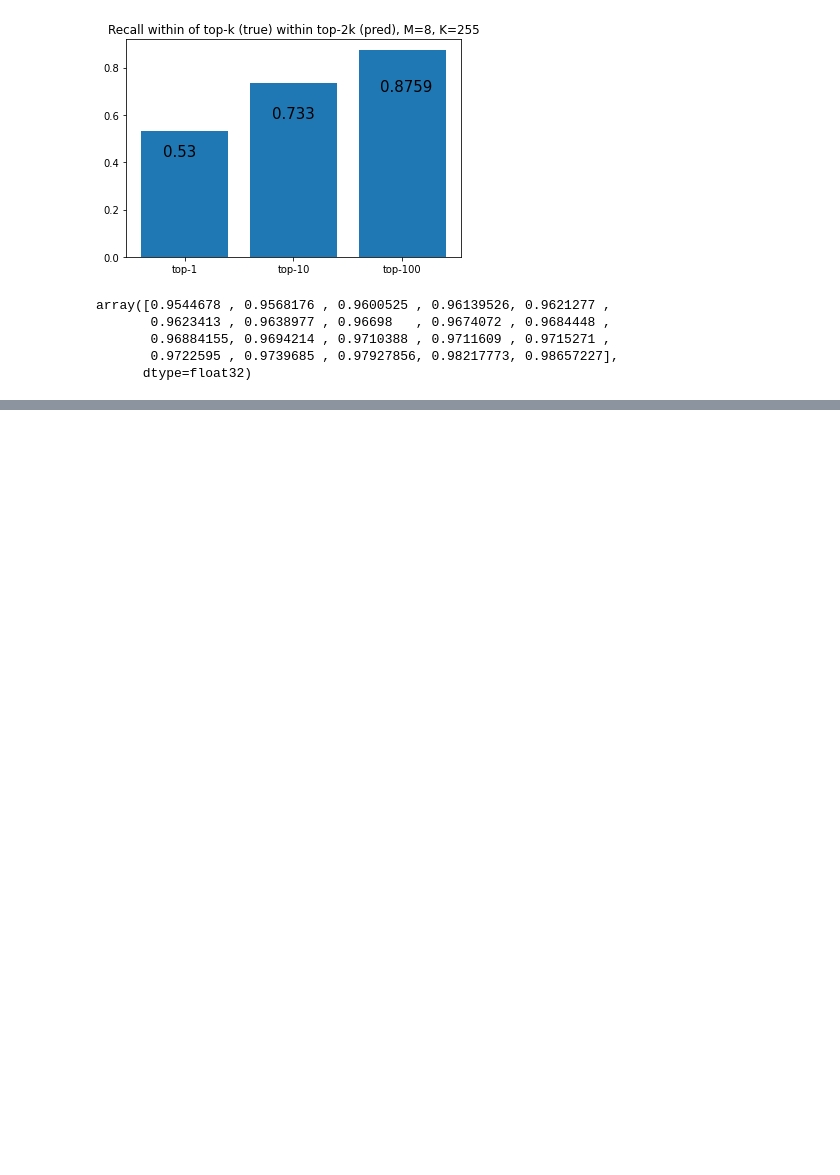
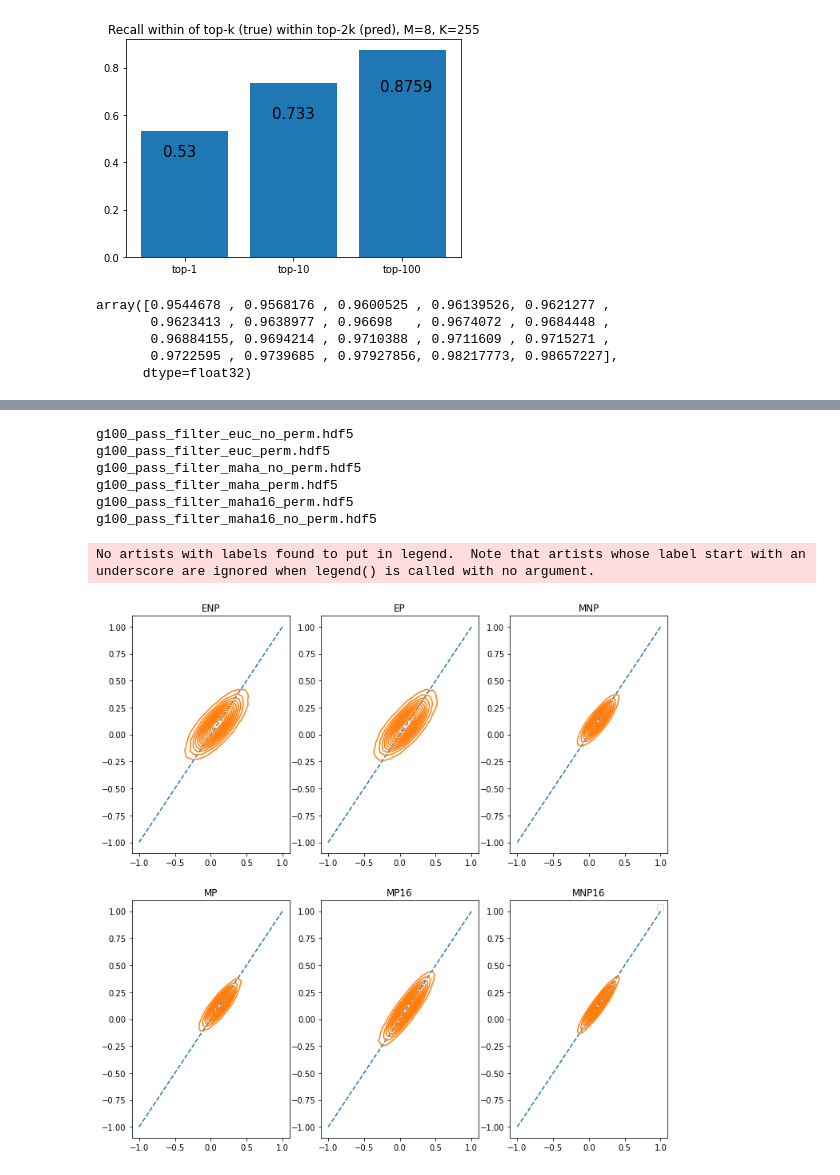
Before and after one commit to TSPoulsen/puffinn, a Jupyter notebook: experiments/results/explore_results.ipynb, the cells around one changed output, grey strips where cells are left out. Cells and saved outputs as stored; diff of their text form; code cells hidden in the pictures; blank space fills up the shorter version.

```diff
--- a/experiments/results/explore_results.ipynb
+++ b/experiments/results/explore_results.ipynb
@@ -440,0 +419,6 @@ sorted(best_r, reverse = True)
+# %%
+pass_filter = h5py.File("g100_pass_filter.hdf5", "r")
+ts = np.array(pass_filter["threshholds"])
+bks = np.array(pass_filter["threshholds_boot_k"])
+estimates = np.array(pass_filter["estimated_inner"])
+true = np.array(pass_filter["true_inner"])
@@ -440,0 +475,28 @@ sorted(best_r, reverse = True)
+# %%
+fig, axes = plt.subplots(nrows=2, ncols=3, figsize=(12,12))
+for fn, ax in zip(filenames.keys(), axes.reshape(-1)):
+    print(fn)
+    ax.plot([-1,1],[-1,1], linestyle='--')
+    pass_filter = h5py.File(fn, "r")
+    #ts = np.array(pass_filter["threshholds"])
+    #bks = np.array(pass_filter["threshholds_boot_k"])
+    estimates = np.array(pass_filter["estimated_inner"]).reshape(-1)
+    true = np.array(pass_filter["true_inner"]).reshape(-1)
+    order = np.random.permutation(true.shape[0])
+    size = 100000
+    est = estimates[order][:size]
+    t = true[order][:size]
+    sns.kdeplot(x = t, y = est, levels=15, ax=ax)
+    ax.set_title(filenames[fn])
+
+plt.legend()
+plt.show()
+# %% [output]
+g100_pass_filter_euc_no_perm.hdf5
+g100_pass_filter_euc_perm.hdf5
+g100_pass_filter_maha_no_perm.hdf5
+g100_pass_filter_maha_perm.hdf5
+g100_pass_filter_maha16_perm.hdf5
+g100_pass_filter_maha16_no_perm.hdf5
+No artists with labels found to put in legend.  Note that artists whose label start with an underscore are ignored when legend() is called with no argument.
+[figure, added]
```
Also changed, not shown: parts of 34 cells of this notebook, 14 other files.
